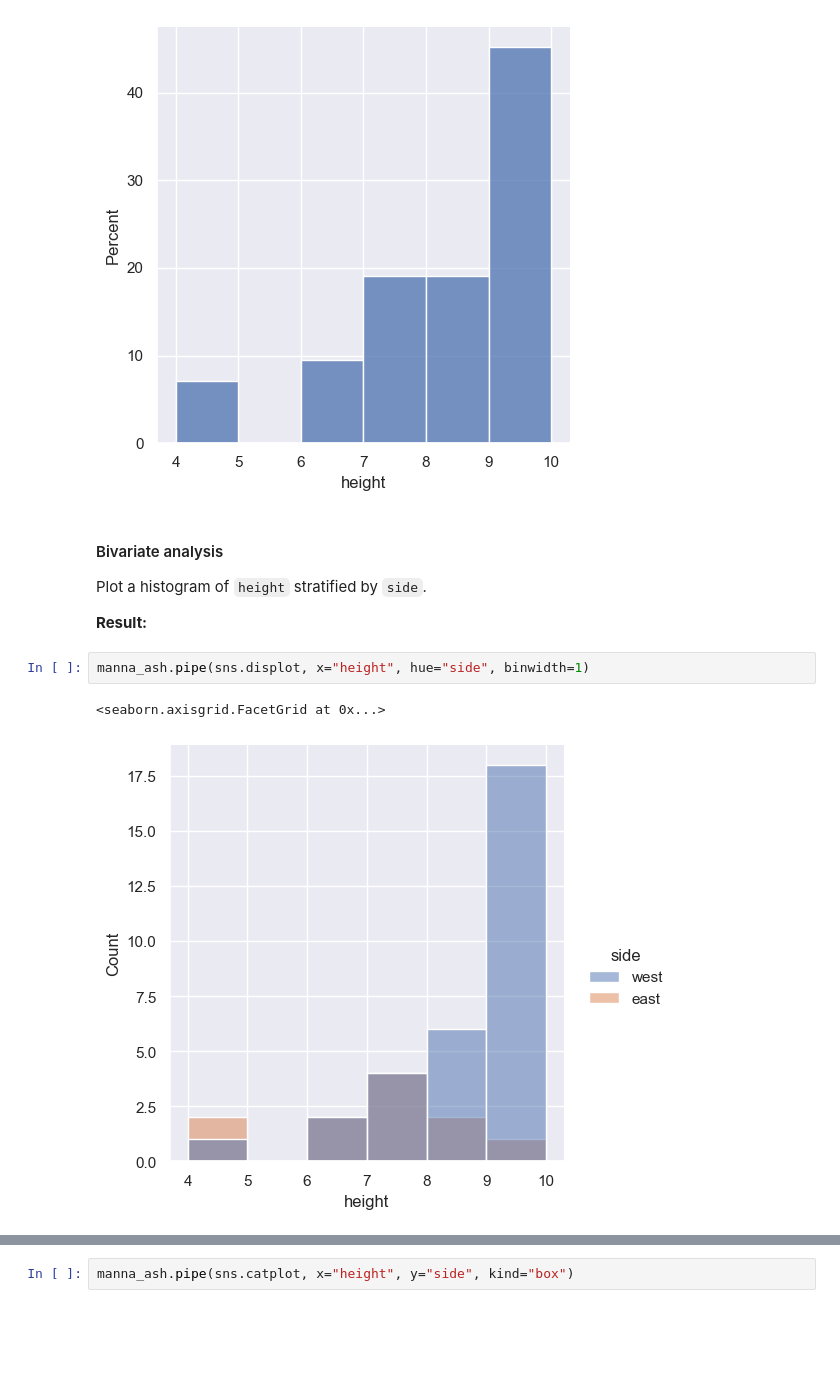
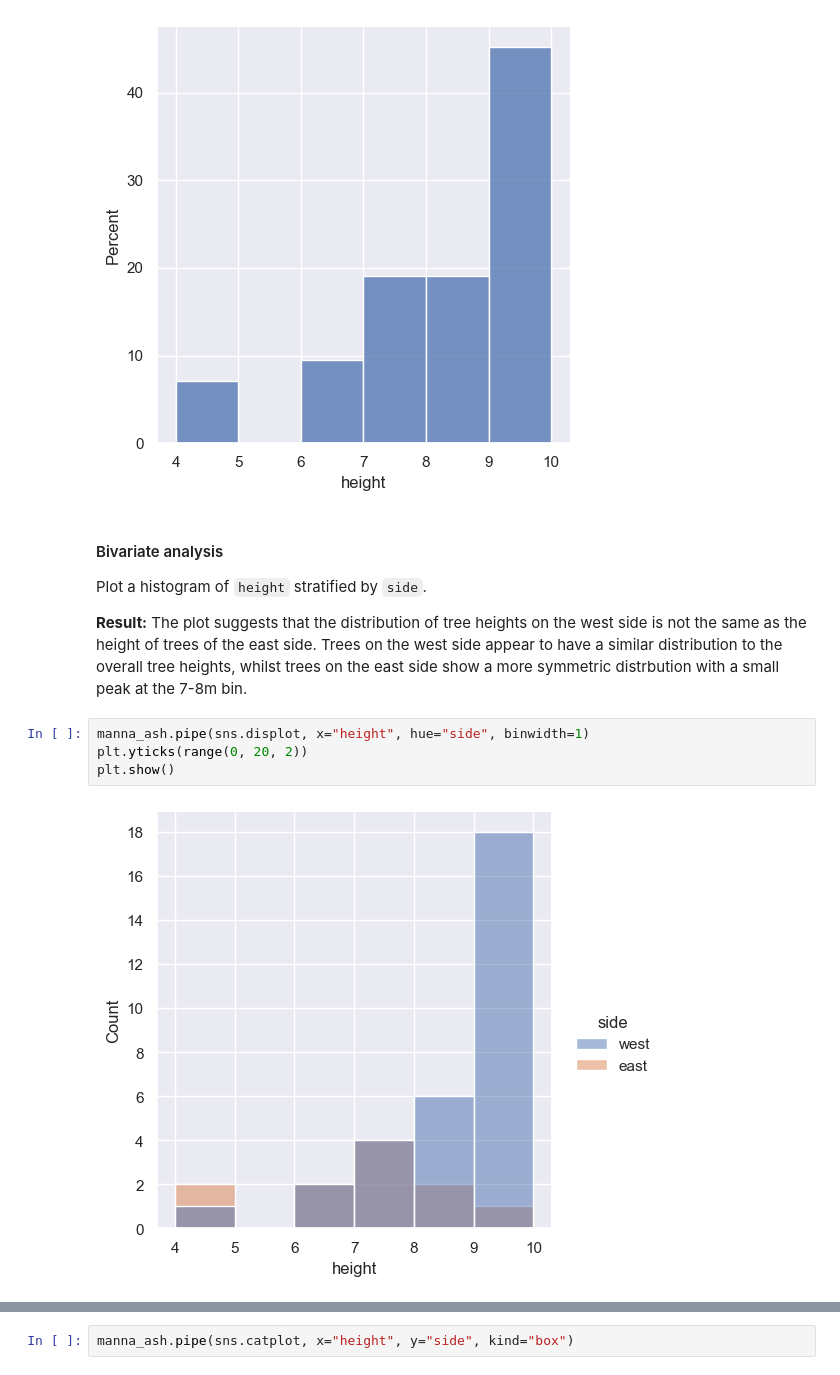
Before and after one commit to ljk233/Cookbook, a Jupyter notebook: Decks/d01_simple_linregress.ipynb, the cells around one changed output, grey strips where cells are left out. Saved outputs shown, nothing was run; the diff lists cells and outputs as text; blank space fills up the shorter version.

```diff
--- a/Decks/d01_simple_linregress.ipynb
+++ b/Decks/d01_simple_linregress.ipynb
@@ -85,8 +93,11 @@ manna_ash.pipe(sns.displot, x="height", stat="percent", binwidth=1)
 Plot a histogram of `height` stratified by `side`.
 
 **Result:**
+The plot suggests that the distribution of tree heights on the west side is not the same as the height of trees of the east side.
+Trees on the west side appear to have a similar distribution to the overall tree heights, whilst trees on the east side show a more symmetric distrbution with a small peak at the 7-8m bin.
 # %%
 manna_ash.pipe(sns.displot, x="height", hue="side", binwidth=1)
+plt.yticks(range(0, 20, 2))
+plt.show()
 # %% [output]
-<seaborn.axisgrid.FacetGrid at 0x...>
-[figure, old version]
+[figure, new version]
```
Also changed, not shown: parts of 19 cells of this notebook.
